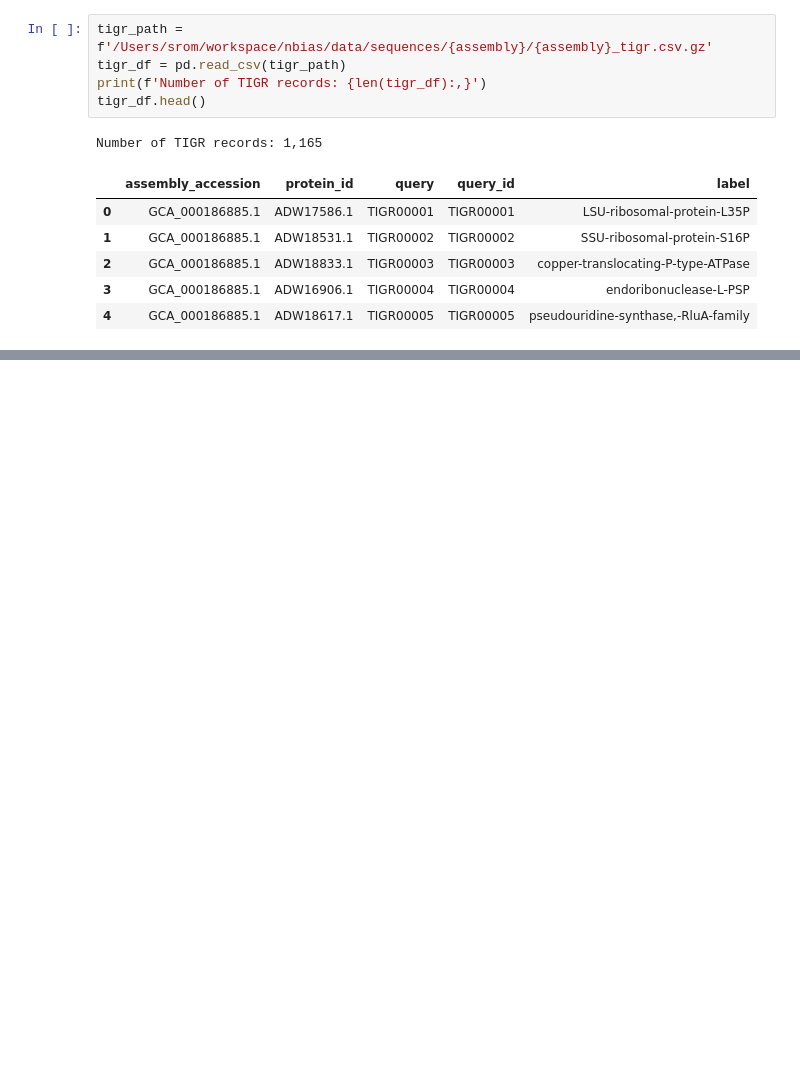
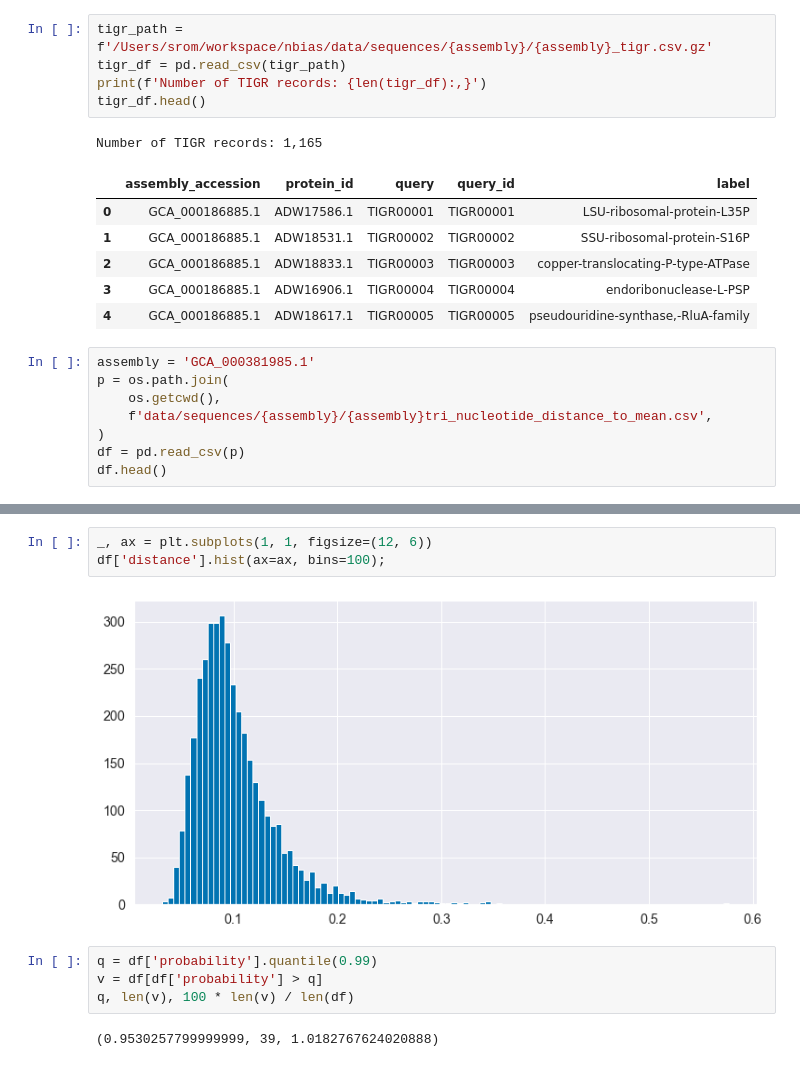
Before and after one commit to srom/nbias, a Jupyter notebook: notebook/Assemblies metadata.ipynb, the cells around one changed output, grey strips where cells are left out. Saved outputs shown, nothing was run; the diff lists cells and outputs as text; blank space fills up the shorter version.

```diff
--- a/notebook/Assemblies metadata.ipynb
+++ b/notebook/Assemblies metadata.ipynb
@@ -151,3 +151,11 @@ Number of TIGR records: 1,165
 | 2 | GCA_000186885.1 | ADW18833.1 | TIGR00003 | TIGR00003 | copper-translocating-P-type-ATPase |
 | 3 | GCA_000186885.1 | ADW16906.1 | TIGR00004 | TIGR00004 | endoribonuclease-L-PSP |
 | 4 | GCA_000186885.1 | ADW18617.1 | TIGR00005 | TIGR00005 | pseudouridine-synthase,-RluA-family |
+# %%
+assembly = 'GCA_000381985.1'
+p = os.path.join(
+    os.getcwd(),
+    f'data/sequences/{assembly}/{assembly}tri_nucleotide_distance_to_mean.csv',
+)
+df = pd.read_csv(p)
+df.head()
@@ -153,0 +169,11 @@ Number of TIGR records: 1,165
+# %%
+_, ax = plt.subplots(1, 1, figsize=(12, 6))
+df['distance'].hist(ax=ax, bins=100);
+# %% [output]
+[figure, added]
+# %%
+q = df['probability'].quantile(0.99)
+v = df[df['probability'] > q]
+q, len(v), 100 * len(v) / len(df)
+# %% [output]
+(0.9530257799999999, 39, 1.0182767624020888)
```
Also changed, not shown: parts of 1 cell of this notebook, 1 other file.
